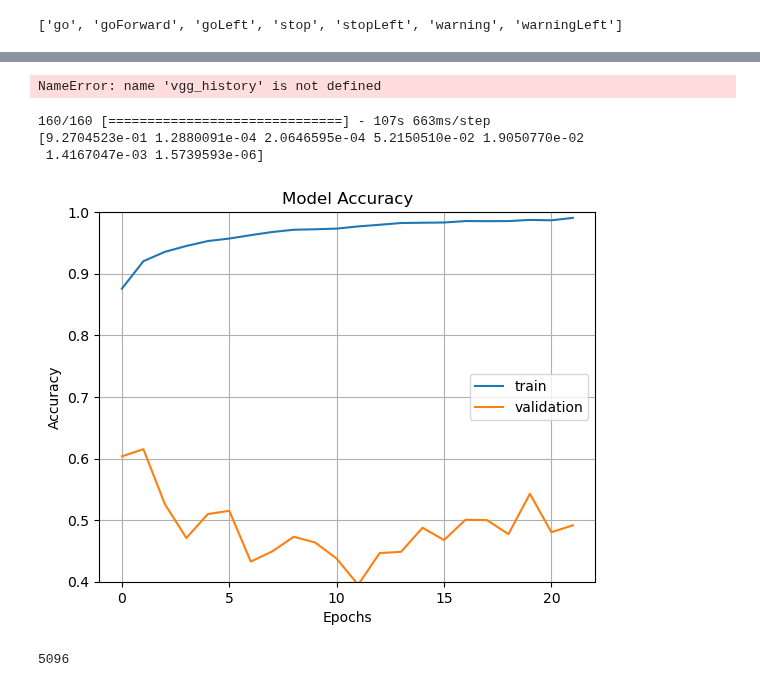
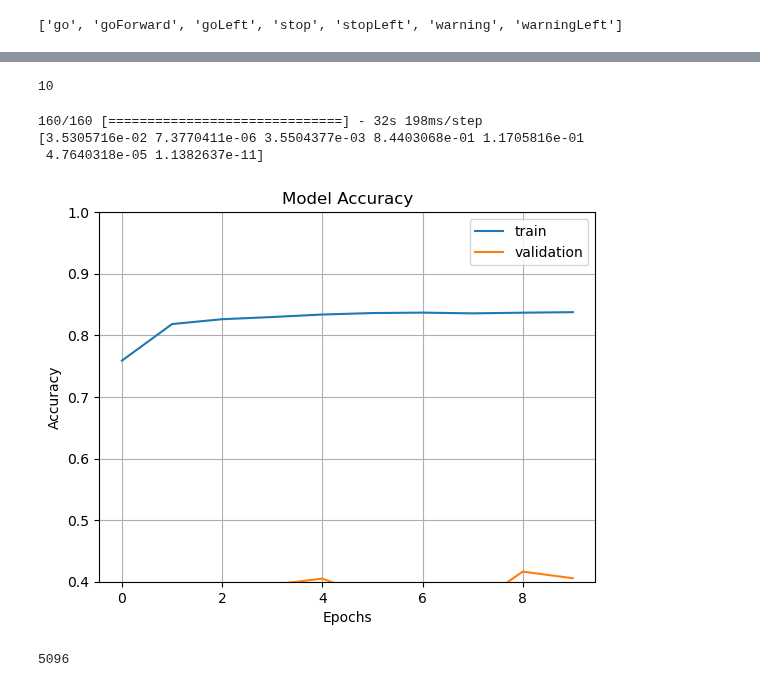
Before and after one commit to manavgurnani21/data_augmentation_tld_research, a Jupyter notebook: Preprocessing.ipynb, the cells around one changed output, grey strips where cells are left out. Saved outputs shown, nothing was run; the diff lists cells and outputs as text; code cells hidden in the pictures.

Commit message:
mobileNet testing successful

```diff
--- a/Preprocessing.ipynb
+++ b/Preprocessing.ipynb
@@ -387,7 +398,7 @@ import matplotlib.pyplot as plt
 
 callback = tf.keras.callbacks.EarlyStopping(monitor='val_accuracy', patience=5, restore_best_weights=True)
 
-vgg_history = neural_net.fit(
+mobile_history = neural_net.fit(
   train_ds,
   validation_data=val_ds,
   epochs=10,
@@ -399,29 +428,29 @@ KeyboardInterrupt:
 # %%
-print(len(vgg_history.history['loss']))
+print(len(mobile_history.history['loss']))
 # %% [output]
-NameError: name 'vgg_history' is not defined
+10
 # %%
 # resnet_model = keras.models.load_model('/Users/manavgurnani21/Downloads/Trained_Models/Experiment_3')
 # %%
-pred=vgg_model.predict(test_ds)
+pred=mobile_history.model.predict(test_ds)
 print(pred[0])
 # %% [output]
-160/160 [==============================] - 107s 663ms/step
-[9.2704523e-01 1.2880091e-04 2.0646595e-04 5.2150510e-02 1.9050770e-02
- 1.4167047e-03 1.5739593e-06]
+160/160 [==============================] - 32s 198ms/step
+[3.5305716e-02 7.3770411e-06 3.5504377e-03 8.4403068e-01 1.1705816e-01
+ 4.7640318e-05 1.1382637e-11]
 # %%
 fig1 = plt.gcf()
-plt.plot(vgg_history.history['accuracy'])
-plt.plot(vgg_history.history['val_accuracy'])
+plt.plot(mobile_history.history['accuracy'])
+plt.plot(mobile_history.history['val_accuracy'])
 plt.axis(ymin=0.4,ymax=1)
 plt.grid()
 plt.title('Model Accuracy')
 plt.ylabel('Accuracy')
 plt.xlabel('Epochs')
 plt.legend(['train', 'validation'])
 plt.show()
 # %% [output]
-[figure, old version]
+[figure, new version]
 # %%
 import os
 all_image_path_test = []
```
Also changed, not shown: parts of 12 cells of this notebook.
